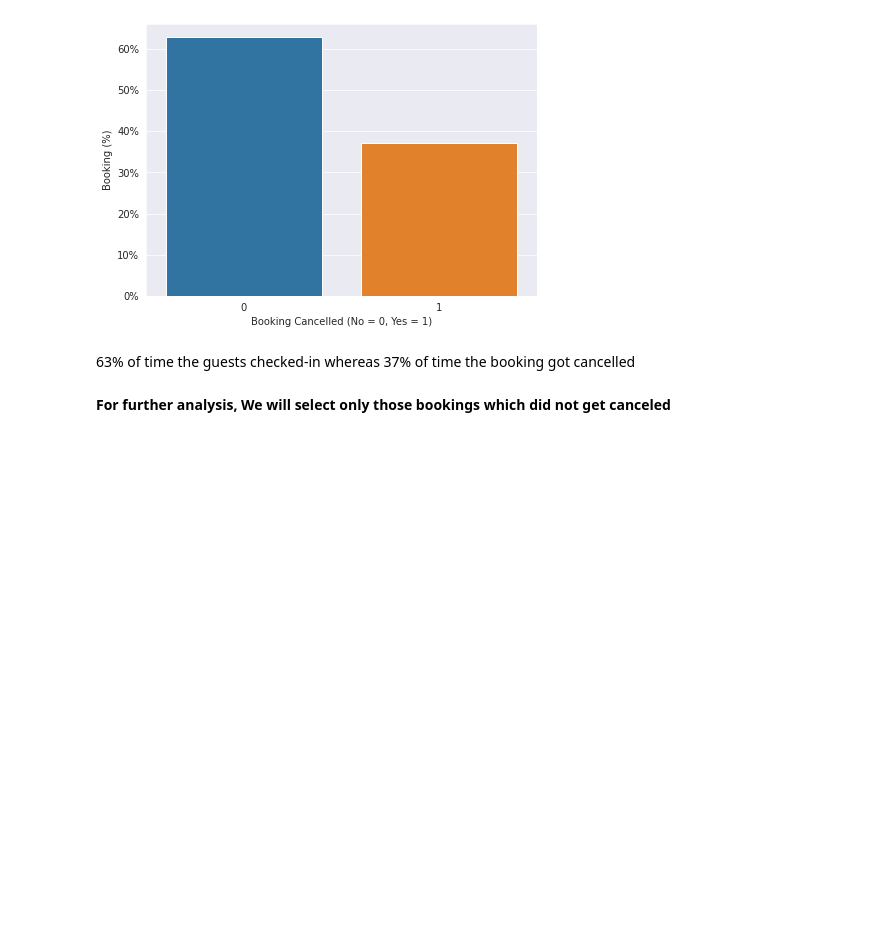
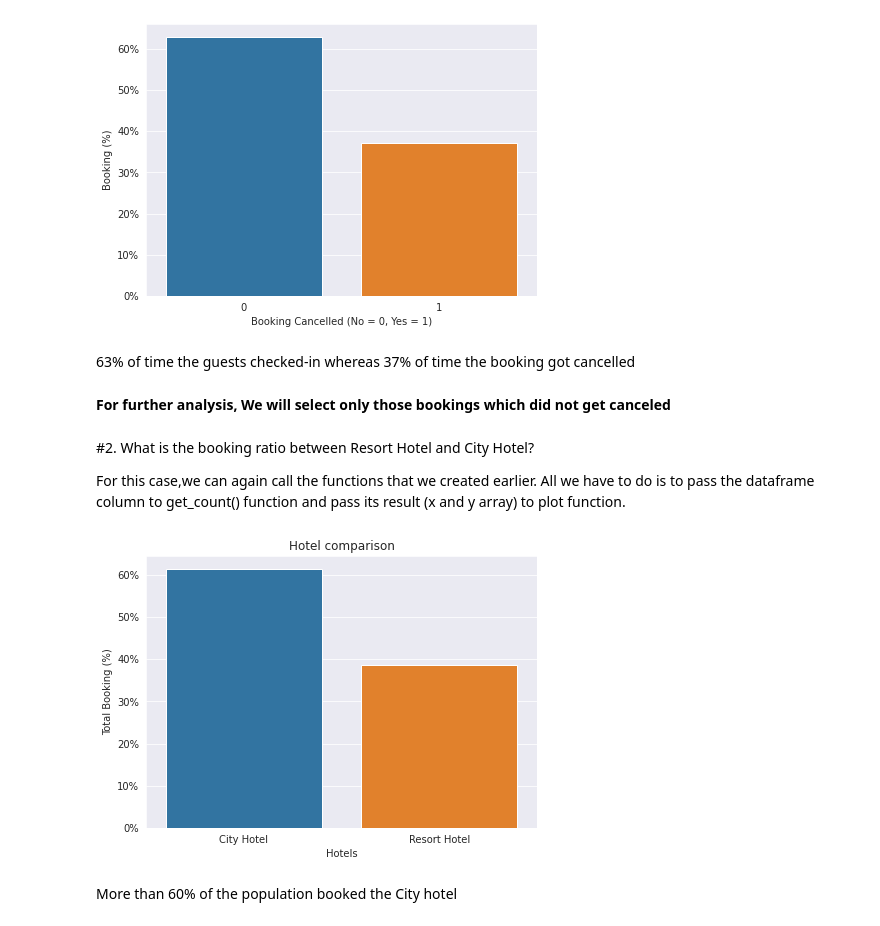
Before and after one commit to DeepakMotiani/Hotel-booking-analysis-EDA-capstone-, a Jupyter notebook: Hotel_Booking_Analysis_[EDA]_Capstone_Project.ipynb, the cells around one changed output. Saved outputs shown, nothing was run; the diff lists cells and outputs as text; code cells hidden in the pictures; blank space fills up the shorter version.

Commit message:
fourth commit EDA case 2

```diff
--- a/Hotel_Booking_Analysis_[EDA]_Capstone_Project.ipynb
+++ b/Hotel_Booking_Analysis_[EDA]_Capstone_Project.ipynb
@@ -252,3 +252,16 @@ plot(x,y, x_label='Booking Cancelled (No = 0, Yes = 1)', y_label='Booking (%)')
 <b>For further analysis, We will select only those bookings which did not get canceled
 # %%
 df_not_cancel = df[df['is_canceled'] == 0]
+# %% [markdown]
+#2. What is the booking ratio between Resort Hotel and City Hotel?
+
+
+
+For this case,we can again call the functions that we created earlier. All we have to do is to pass the dataframe column to get_count() function and pass its result (x and y array) to plot function.
+# %%
+x,y = get_count(df_not_cancel['hotel'])
+plot(x,y, x_label='Hotels', y_label='Total Booking (%)', title='Hotel comparison')
+# %% [output]
+[figure, added]
+# %% [markdown]
+More than 60% of the population booked the City hotel
```
